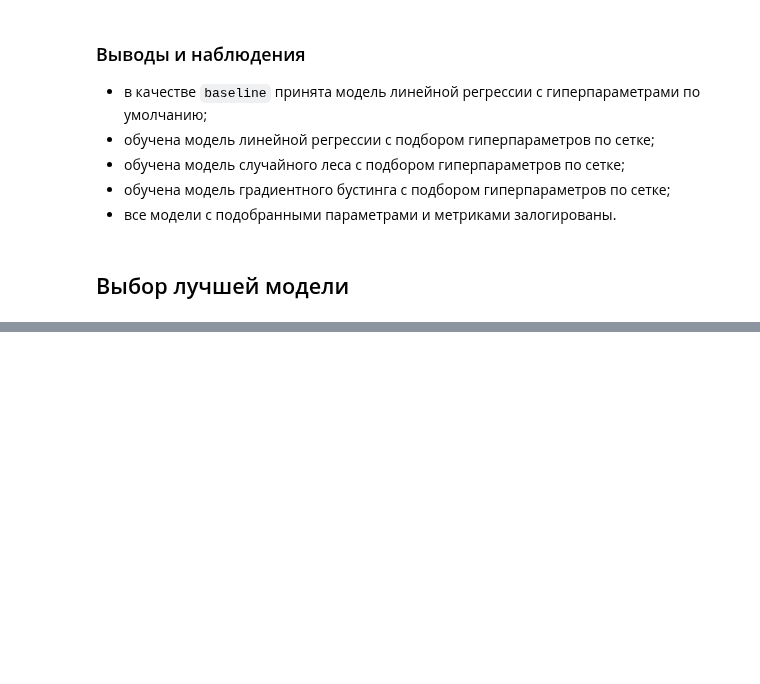
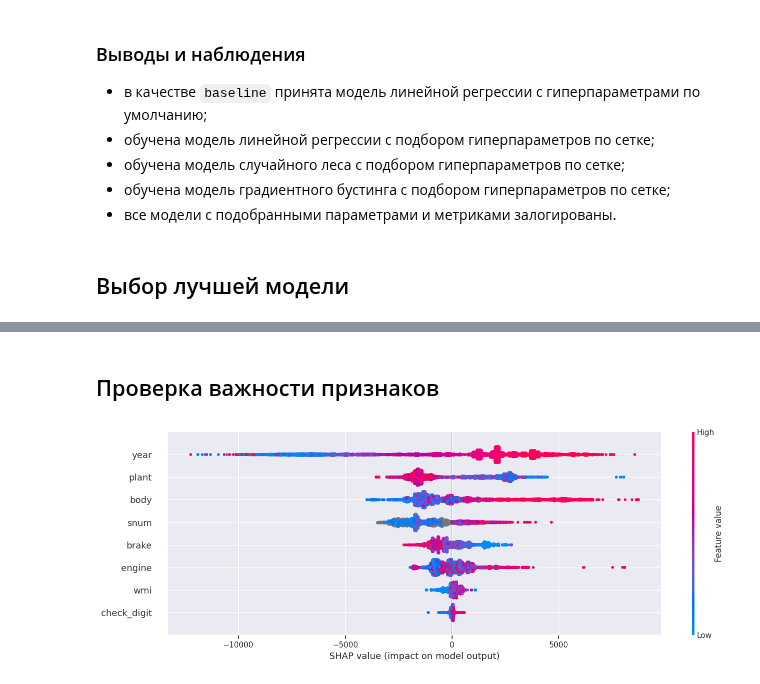
Before and after one commit to denis-42ds/decoding_vin_codes, a Jupyter notebook: decoding_vin_codes.ipynb, the cells around one changed output, grey strips where cells are left out. Saved outputs shown, nothing was run; the diff lists cells and outputs as text; code cells hidden in the pictures; blank space fills up the shorter version.

```diff
--- a/decoding_vin_codes.ipynb
+++ b/decoding_vin_codes.ipynb
@@ -597,0 +616,6 @@ with psycopg.connect(**connection) as conn:
+# %% [markdown]
+## Проверка важности признаков
+# %%
+data_explorer.feature_importance(model=model, features=X_test, assets_dir=None)
+# %% [output]
+[figure, added]
```
Also changed, not shown: parts of 10 cells of this notebook, 4 other files.
